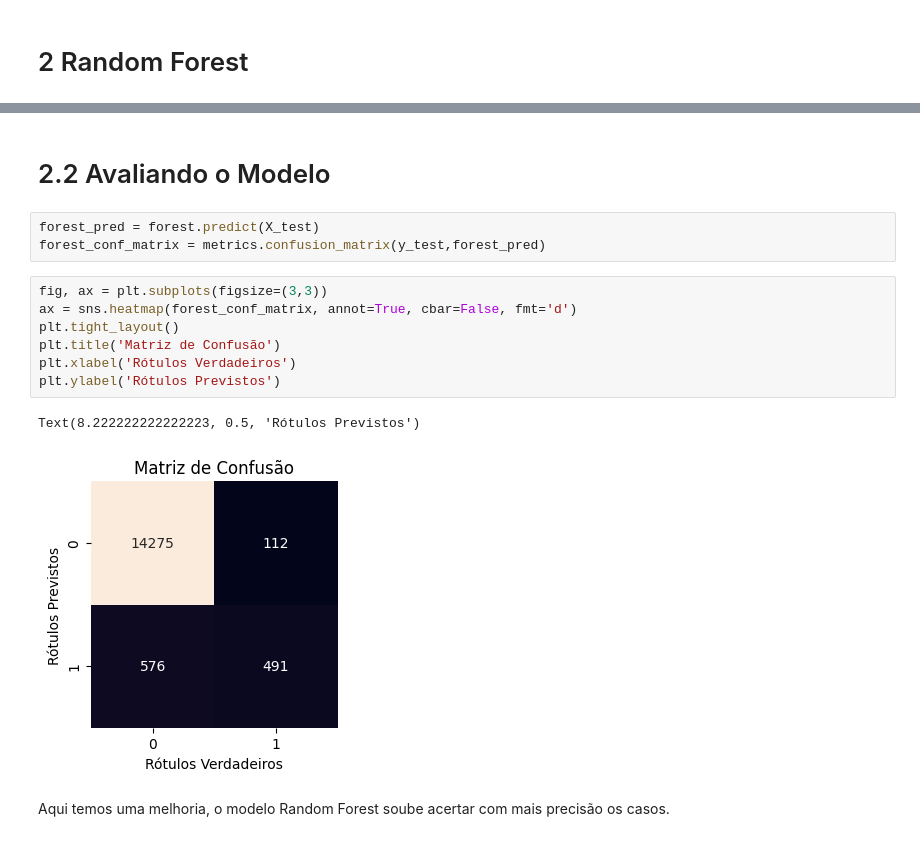
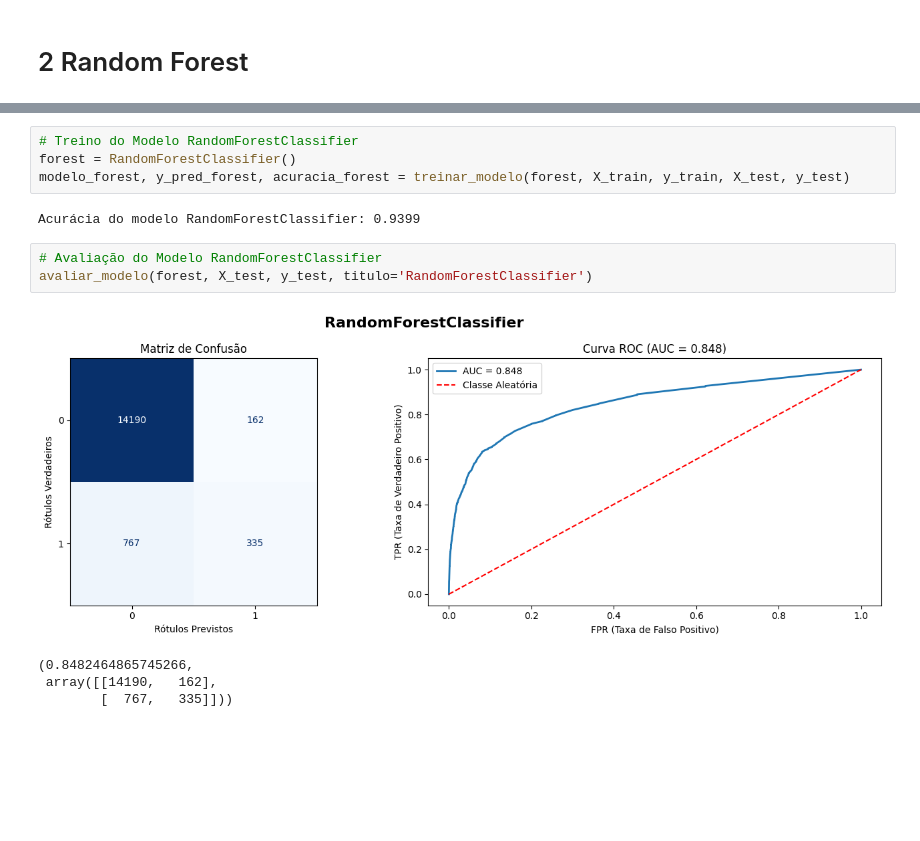
Before and after one commit to rrafahenrique/Modelo-Preditivo-Inadimplencia, a Jupyter notebook: DESAFIO - PARTE III.ipynb, the cells around one changed output, grey strips where cells are left out. Drawn from its saved outputs; the diff is of its cells as text; blank space fills up the shorter version.

```diff
--- a/DESAFIO - PARTE III.ipynb
+++ b/DESAFIO - PARTE III.ipynb
@@ -189,17 +248,14 @@ RandomForestClassifier()
-# %% [markdown]
-# 2.2 Avaliando o Modelo
-# %%
-forest_pred = forest.predict(X_test)
-forest_conf_matrix = metrics.confusion_matrix(y_test,forest_pred)
-# %%
-fig, ax = plt.subplots(figsize=(3,3))
-ax = sns.heatmap(forest_conf_matrix, annot=True, cbar=False, fmt='d')
-plt.tight_layout()
-plt.title('Matriz de Confusão')
-plt.xlabel('Rótulos Verdadeiros')
-plt.ylabel('Rótulos Previstos')
-# %% [output]
-Text(8.222222222222223, 0.5, 'Rótulos Previstos')
-[figure, removed]
-# %% [markdown]
-Aqui temos uma melhoria, o modelo Random Forest soube acertar com mais precisão os casos.
+# %%
+# Treino do Modelo RandomForestClassifier
+forest = RandomForestClassifier()
+modelo_forest, y_pred_forest, acuracia_forest = treinar_modelo(forest, X_train, y_train, X_test, y_test)
+# %% [output]
+Acurácia do modelo RandomForestClassifier: 0.9399
+# %%
+# Avaliação do Modelo RandomForestClassifier
+avaliar_modelo(forest, X_test, y_test, titulo='RandomForestClassifier')
+# %% [output]
+[figure, added]
+(0.8482464865745266,
+ array([[14190,   162],
+        [  767,   335]]))
```
Also changed, not shown: parts of 55 cells of this notebook, 4 other files.
